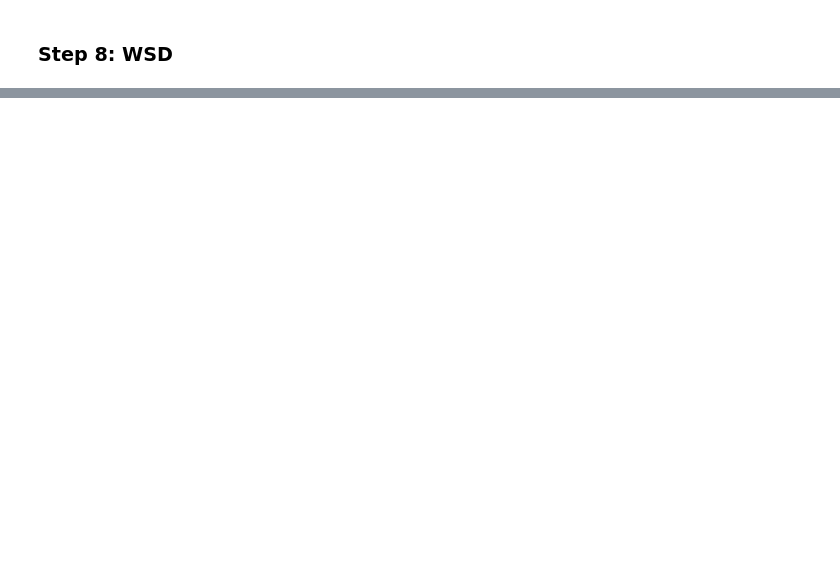
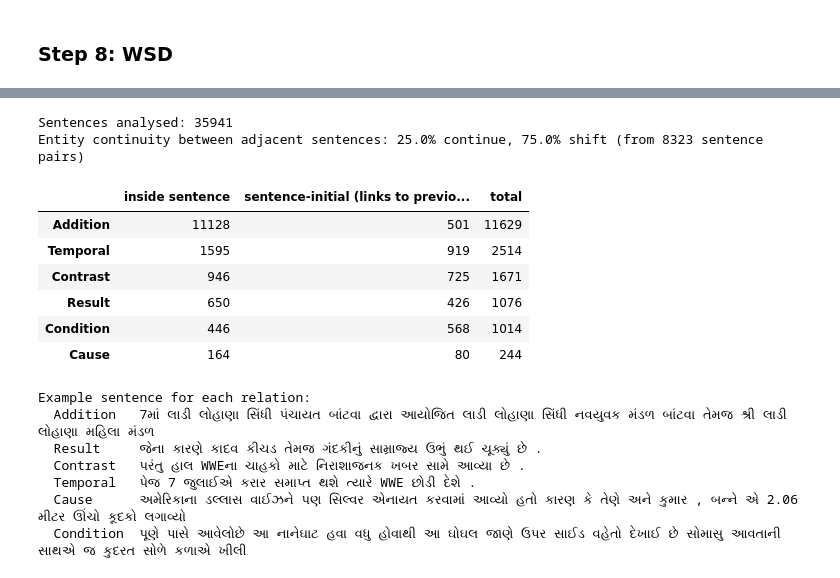
Before and after one commit to Samyak-Vishrani/Gujarati_News_NLP, a Jupyter notebook: mini_project.ipynb, the cells around one changed output, grey strips where cells are left out. Saved outputs shown, nothing was run; the diff lists cells and outputs as text; code cells hidden in the pictures; blank space fills up the shorter version.

```diff
--- a/mini_project.ipynb
+++ b/mini_project.ipynb
@@ -2661,0 +2762,20 @@ Cluster 2 (11 occurrences) typical context words: ન, બંધ, માટે
+# %%
+# Demo on a short news-style paragraph, with the expected antecedent of each pronoun
+SAMPLE = ('મુખ્યમંત્રી ભૂપેન્દ્ર પટેલે આજે ગાંધીનગરમાં નવી યોજનાની જાહેરાત કરી. '
+          'તેમણે કહ્યું કે આ યોજનાથી ખેડૂતોને સીધો લાભ મળશે. '
+          'ખેડૂતોએ યોજનાનું સ્વાગત કર્યું, પરંતુ તેઓ પાક વીમાની રકમ અંગે ચિંતિત છે. '
+          'વિપક્ષના નેતાએ યોજનાની ટીકા કરી. '
+          'તેણે કહ્યું કે સરકારે અગાઉનાં વચનો પૂરાં કર્યાં નથી.')
+EXPECTED = {'તેમણે': 'પટેલ', 'તેઓ': 'ખેડૂતો', 'તેણે': 'નેતા'}
+
+sample_sents = list(pos_sentence_tokens(SAMPLE))
+mentions, entity, links = coref(sample_sents)
+annotate(sample_sents, mentions, entity)
+print('\nCoreference chains:')
+show_chains(mentions, entity)
+print('\nPronoun resolution:')
+for p, a in links:
+    pron, ante = mentions[p], mentions[a]
+    ok = EXPECTED.get(pron['text']) == ante['key']
+    print(f"  {pron['text']} (s{pron['sent'] + 1})  →  {ante['text']} (s{ante['sent'] + 1})   "
+          f"{'✓' if ok else 'X expected ' + EXPECTED.get(pron['text'], '?')}")
@@ -2661,0 +2848,53 @@ Cluster 2 (11 occurrences) typical context words: ન, બંધ, માટે
+# %%
+# DISCOURSE STRUCTURE
+CONNECTIVES = {
+    'અને': 'Addition', 'તેમજ': 'Addition', 'ઉપરાંત': 'Addition', 'આ ઉપરાંત': 'Addition', 'વળી': 'Addition',
+    'પરંતુ': 'Contrast', 'જોકે': 'Contrast', 'છતાં': 'Contrast', 'તેમ છતાં': 'Contrast',
+    'કારણ કે': 'Cause', 'કેમકે': 'Cause', 'કારણકે': 'Cause',
+    'તેથી': 'Result', 'એટલે': 'Result', 'જેથી': 'Result', 'તેના કારણે': 'Result', 'જેના કારણે': 'Result',
+    'ત્યારે': 'Temporal', 'ત્યારબાદ': 'Temporal', 'બાદમાં': 'Temporal', 'તે પછી': 'Temporal', 'જ્યારે': 'Temporal',
+    'જો': 'Condition',
+}
+N_DISCOURSE_ARTICLES = 2000
+
+rel_counts, examples, n_sents = Counter(), {}, 0
+for article in tqdm(df['text'].head(N_DISCOURSE_ARTICLES), desc='Connectives'):
+    for toks in pos_sentence_tokens(article):
+        words = [t for t in toks if unicodedata.category(t[0])[0] != 'P']
+        n_sents += 1
+        i = 0
+        while i < len(words):
+            two = ' '.join(words[i:i + 2])
+            conn = two if two in CONNECTIVES else words[i] if words[i] in CONNECTIVES else None
+            if conn:
+                position = 'sentence-initial (links to previous sentence)' if i == 0 else 'inside sentence'
+                rel_counts[(CONNECTIVES[conn], position)] += 1
+                examples.setdefault(CONNECTIVES[conn], ' '.join(toks)[:120])
+                i += len(conn.split())
+            else:
+                i += 1
+
+print(f'Sentences analysed: {n_sents}')
+print(f'Entity continuity between adjacent sentences: {np.mean(continuity):.1%} continue, '
+      f'{1 - np.mean(continuity):.1%} shift (from {len(continuity)} sentence pairs)\n')
+display(pd.Series(rel_counts).unstack(fill_value=0).assign(total=lambda d: d.sum(axis=1)).sort_values('total', ascending=False))
+print('Example sentence for each relation:')
+for rel, ex in examples.items():
+    print(f'  {rel:10s} {ex}')
+# %% [output]
+Sentences analysed: 35941
+Entity continuity between adjacent sentences: 25.0% continue, 75.0% shift (from 8323 sentence pairs)
+|  | inside sentence | sentence-initial (links to previo... | total |
+| Addition | 11128 | 501 | 11629 |
+| Temporal | 1595 | 919 | 2514 |
+| Contrast | 946 | 725 | 1671 |
+| Result | 650 | 426 | 1076 |
+| Condition | 446 | 568 | 1014 |
+| Cause | 164 | 80 | 244 |
+Example sentence for each relation:
+  Addition   7માં લાડી લોહાણા સિંધી પંચાયત બાંટવા દ્વારા આયોજિત લાડી લોહાણા સિંધી નવયુવક મંડળ બાંટવા તેમજ શ્રી લાડી લોહાણા મહિલા મંડળ
+  Result     જેના કારણે કાદવ કીચડ તેમજ ગંદકીનું સામ્રાજ્ય ઉભું થઈ ચૂક્યું છે .
+  Contrast   પરંતુ હાલ WWEના ચાહકો માટે નિરાશાજનક ખબર સામે આવ્યા છે .
+  Temporal   પેજ 7 જુલાઈએ કરાર સમાપ્ત થશે ત્યારે WWE છોડી દેશે .
+  Cause      અમેરિકાના ડલ્લાસ વાઈઝને પણ સિલ્વર એનાયત કરવામાં આવ્યો હતો કારણ કે તેણે અને કુમાર , બન્ને એ 2.06 મીટર ઊંચો કૂદકો લગાવ્યો
+  Condition  પૂણે પાસે આવેલોછે આ નાનેઘાટ હવા વધુ હોવાથી આ ઘોઘલ જાણે ઉપર સાઈડ વહેતો દેખાઈ છે સોમાસુ આવતાની સાથએ જ કુદરત સોળે કળાએ ખીલી
```
Also changed, not shown: parts of 17 cells of this notebook.
